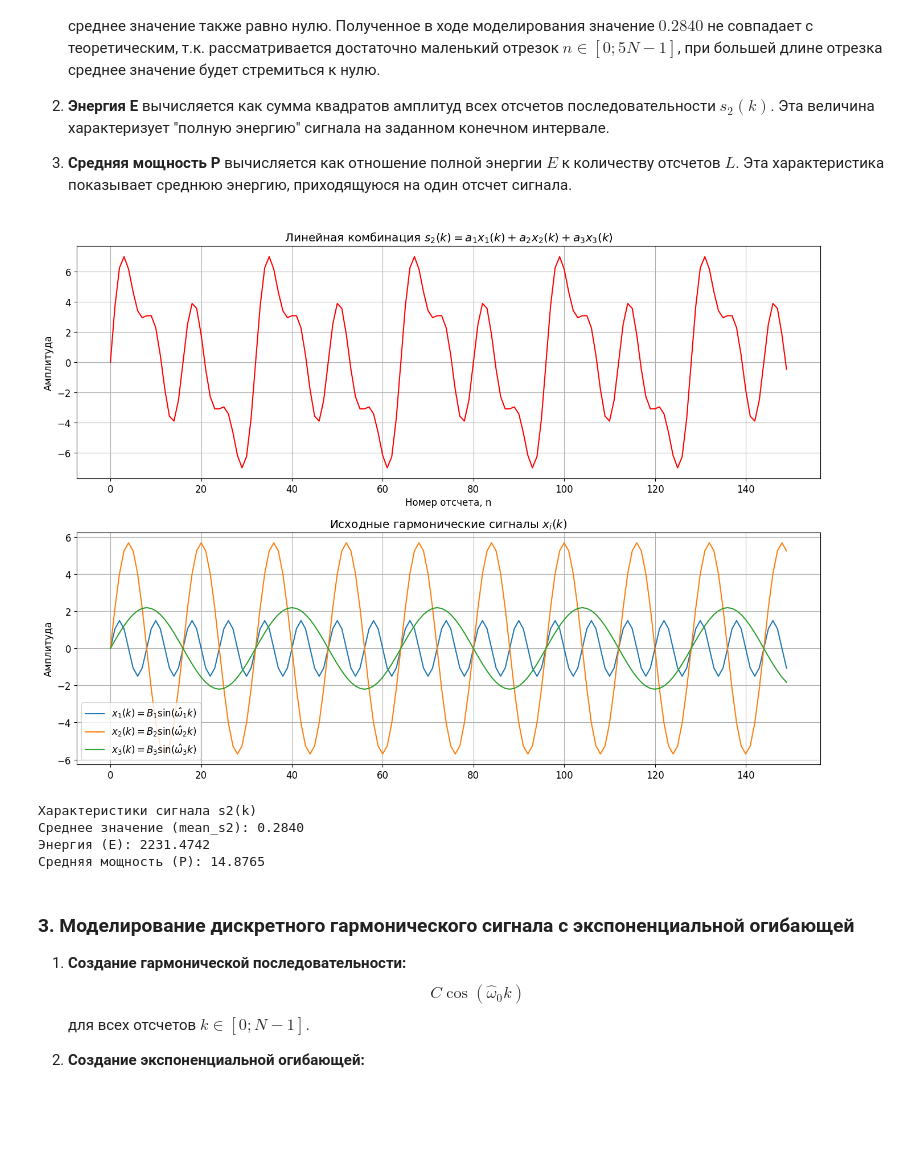
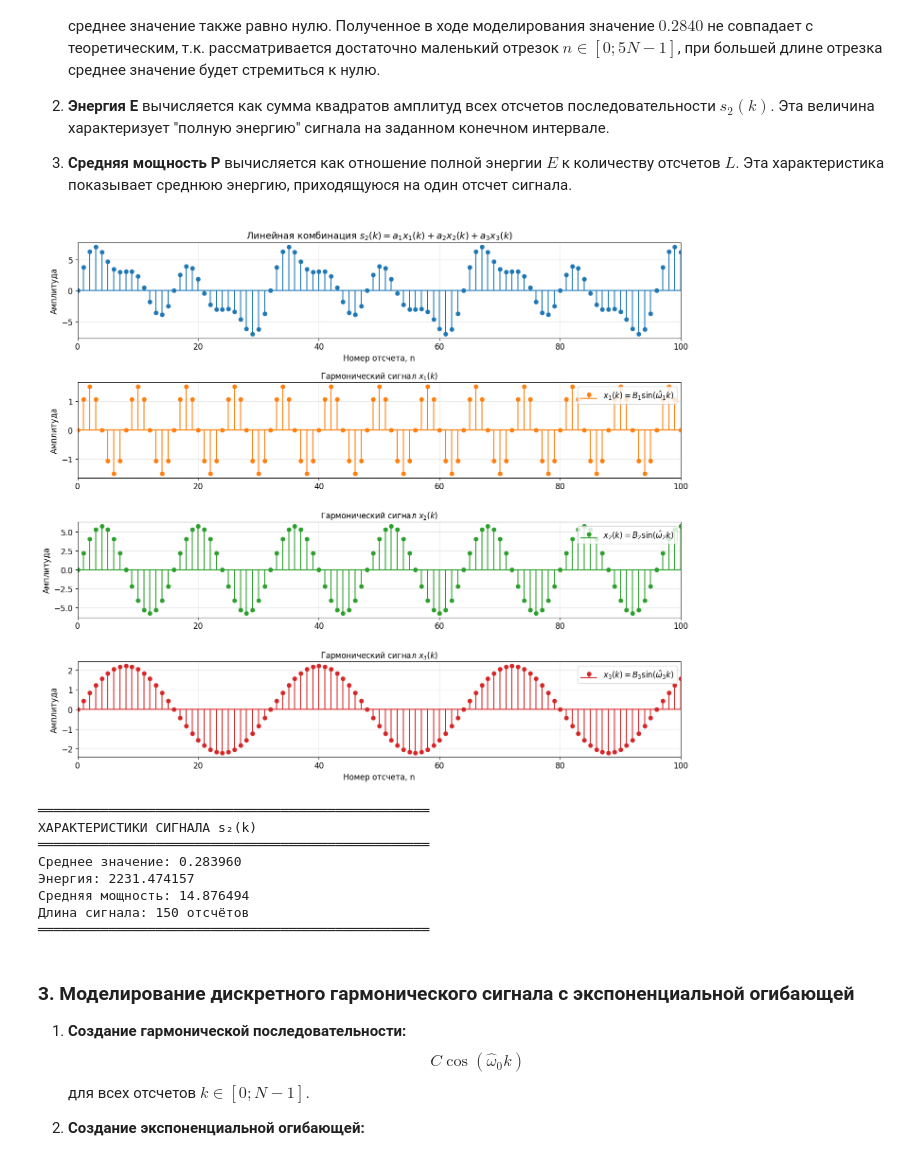
Before and after one commit to the-mvi/dsp-2025, a Jupyter notebook: 2383_Nozdrin_VY_Plyusov_DA/lab2.ipynb, the cells around one changed output. Drawn from its saved outputs; the diff is of its cells as text; code cells hidden in the pictures; blank space fills up the shorter version.

```diff
--- a/2383_Nozdrin_VY_Plyusov_DA/lab2.ipynb
+++ b/2383_Nozdrin_VY_Plyusov_DA/lab2.ipynb
@@ -200,45 +200,67 @@ $$a_i x_i(k), i = 1\dots 3$$
 # %%
 N_s2 = 5 * N
 n_vector_s2 = np.arange(N_s2)
 
 B_vector = np.array([B1, B2, B3])
 x_signals = B_vector * np.sin(w_vector * n_vector_s2[:, None])
 
 A_vector = np.array([a1, a2, a3])
 s2_signal = x_signals @ A_vector
 
-plt.rcParams['figure.figsize'] = [14, 10]
+plt.rcParams['figure.figsize'] = [14, 12]
 plt.rcParams['font.size'] = 12
 
-plt.subplot(2, 1, 1)
-plt.plot(n_vector_s2, s2_signal, color='red')
-plt.title(r'Линейная комбинация $s_2(k) = a_1 x_1(k) + a_2 x_2(k) + a_3 x_3(k)$')
+# Основной сигнал
+plt.subplot(4, 1, 1)
+plt.stem(n_vector_s2, s2_signal, linefmt='C0-', markerfmt='C0o', basefmt='C0-')
+plt.title(r'Линейная комбинация $s_2(k) = a_1 x_1(k) + a_2 x_2(k) + a_3 x_3(k)$', fontsize=14)
 plt.xlabel('Номер отсчета, n')
 plt.ylabel('Амплитуда')
-plt.grid(True)
+plt.grid(True, alpha=0.3)
+plt.xlim(0, min(100, N_s2))  # Показываем только первые 100 точек для наглядности
 
-plt.subplot(2, 1, 2)
-plt.plot(n_vector_s2, x_signals[:, 0], label=r'$x_1(k) = B_1 \sin(\hat{\omega}_1 k)$')
-plt.plot(n_vector_s2, x_signals[:, 1], label=r'$x_2(k) = B_2 \sin(\hat{\omega}_2 k)$')
-plt.plot(n_vector_s2, x_signals[:, 2], label=r'$x_3(k) = B_3 \sin(\hat{\omega}_3 k)$')
-plt.title('Исходные гармонические сигналы $x_i(k)$')
-plt.ylabel('Амплитуда')
-plt.legend()
-plt.grid(True)
+# Исходные гармонические сигналы
+colors = ['C1', 'C2', 'C3']
+titles = [
+    r'$x_1(k) = B_1 \sin(\hat{\omega}_1 k)$',
+    r'$x_2(k) = B_2 \sin(\hat{\omega}_2 k)$',
+    r'$x_3(k) = B_3 \sin(\hat{\omega}_3 k)$'
+]
 
+for i in range(3):
+    plt.subplot(4, 1, i+2)
+    plt.stem(n_vector_s2, x_signals[:, i],
+             linefmt=f'{colors[i]}-', markerfmt=f'{colors[i]}o', basefmt=f'{colors[i]}-',
+             label=titles[i])
+    plt.title(f'Гармонический сигнал $x_{i+1}(k)$', fontsize=12)
+    plt.ylabel('Амплитуда')
+    plt.legend(loc='upper right')
+    plt.grid(True, alpha=0.3)
+    plt.xlim(0, min(100, N_s2))
+
+plt.xlabel('Номер отсчета, n')
 plt.tight_layout()
 plt.show()
 
-print("Характеристики сигнала s2(k)")
-print(f"Среднее значение (mean_s2): {np.mean(s2_signal):.4f}")
-print(f"Энергия (E): {np.sum(s2_signal**2):.4f}")
-print(f"Средняя мощность (P): {np.sum(s2_signal**2) / len(s2_signal):.4f}")
+# Вывод характеристик в красивом формате
+print("═" * 50)
+print("ХАРАКТЕРИСТИКИ СИГНАЛА s₂(k)")
+print("═" * 50)
+print(f"Среднее значение: {np.mean(s2_signal):.6f}")
+print(f"Энергия: {np.sum(s2_signal**2):.6f}")
+print(f"Средняя мощность: {np.sum(s2_signal**2) / len(s2_signal):.6f}")
+print(f"Длина сигнала: {len(s2_signal)} отсчётов")
+print("═" * 50)
 # %% [output]
-[figure, old version]
+[figure, new version]
-Характеристики сигнала s2(k)
-Среднее значение (mean_s2): 0.2840
-Энергия (E): 2231.4742
-Средняя мощность (P): 14.8765
+══════════════════════════════════════════════════
+ХАРАКТЕРИСТИКИ СИГНАЛА s₂(k)
+══════════════════════════════════════════════════
+Среднее значение: 0.283960
+Энергия: 2231.474157
+Средняя мощность: 14.876494
+Длина сигнала: 150 отсчётов
+══════════════════════════════════════════════════
 # %% [markdown]
 ### 3. Моделирование дискретного гармонического сигнала с экспоненциальной огибающей
 
```
Also changed, not shown: parts of 2 cells of this notebook, 1 other file.
